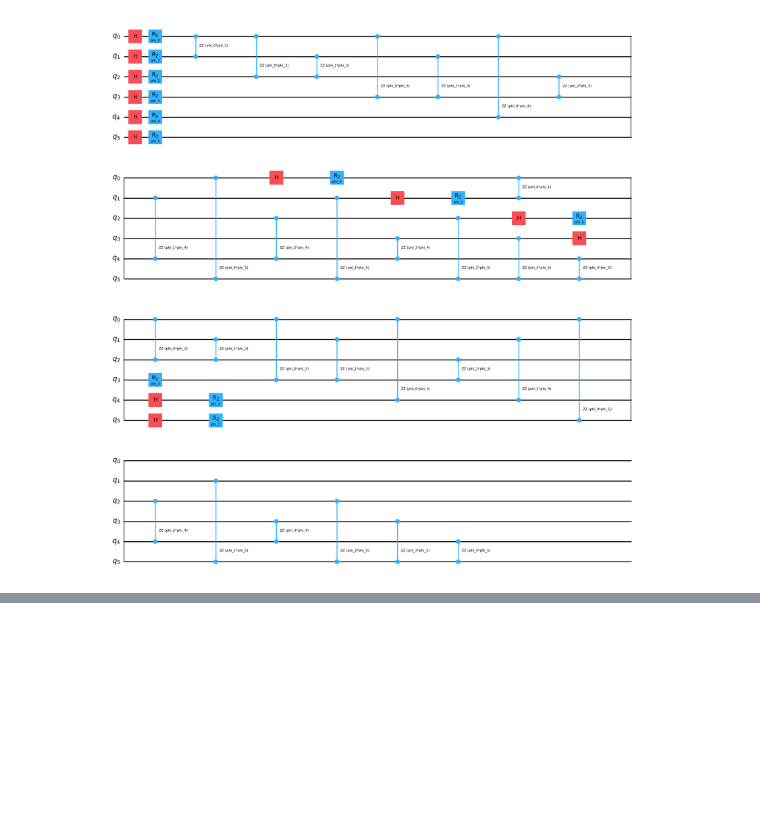
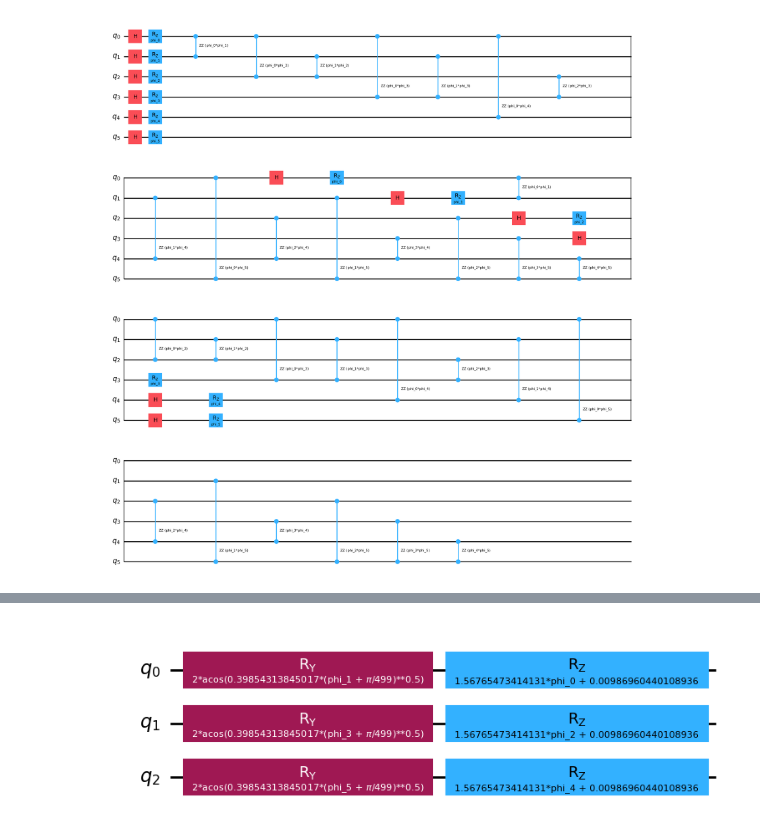
Before and after one commit to fdamore/QK, a Jupyter notebook: notebooks/validation.ipynb, the cells around one changed output, grey strips where cells are left out. Saved outputs shown, nothing was run; the diff lists cells and outputs as text; code cells hidden in the pictures; blank space fills up the shorter version.

```diff
--- a/notebooks/validation.ipynb
+++ b/notebooks/validation.ipynb
@@ -378,0 +382,6 @@ iqp_circ.draw('mpl')
+# %%
+uniform = Circuits.uniform_bloch_encoding(n_wire=3)
+
+uniform.draw('mpl')
+# %% [output]
+[figure, added]
```
Also changed, not shown: parts of 3 cells of this notebook, 2 other files.
